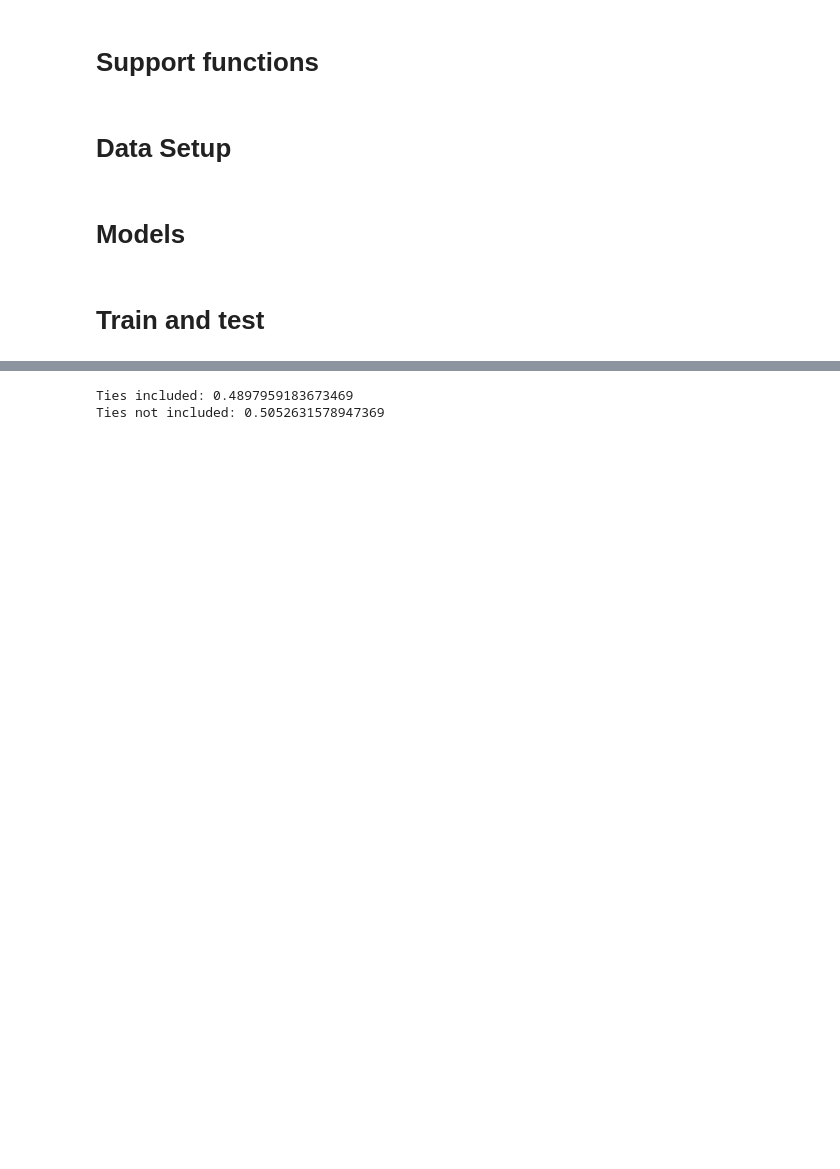
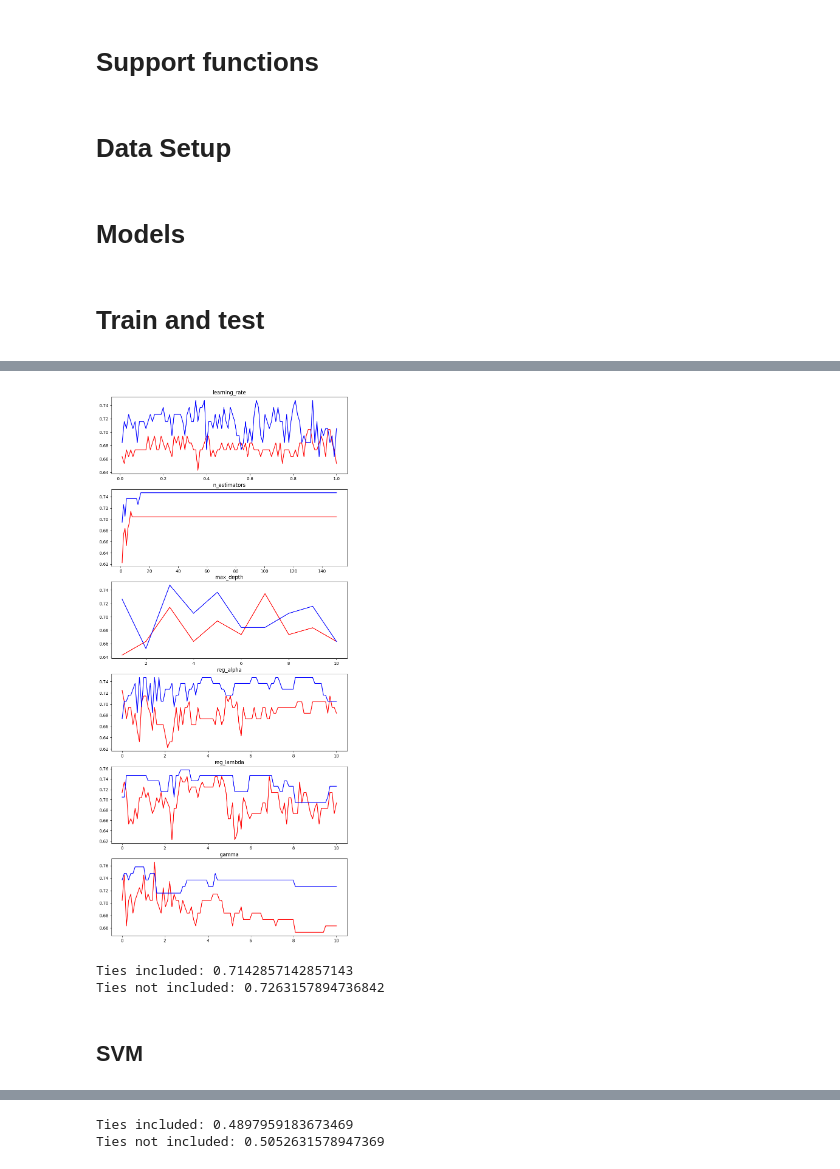
Before and after one commit to JasaZnidar/Predvidenje-zmagovalca-vaterpolo, a Jupyter notebook: Diplomska_naloga.ipynb, the cells around one changed output, grey strips where cells are left out. Cells and saved outputs as stored; diff of their text form; code cells hidden in the pictures; blank space fills up the shorter version.

```diff
--- a/Diplomska_naloga.ipynb
+++ b/Diplomska_naloga.ipynb
@@ -239,7 +285,7 @@ def getData(matches: dict[str, dict], stop: int = None, skipTie: bool = False):
     # Collect match data
     #=============================================================================
     match_data[match_id] = [
-        matches[match_id]['result']['away'] - matches[match_id]['result']['home'],
+        matches[match_id]['result']['home'] - matches[match_id]['result']['away'],
         matches[match_id]['name']['home'],
         matches[match_id]['name']['away'],
         [],
@@ -1423,0 +1020,27 @@ Test accuracy: 0.45918367346938777
+# %%
+# @title XGBoost - optimizations with no ties
+XGB_noTies_params = {
+  'learning_rate': 0.1,
+  'n_estimators': 100,
+  'max_depth': 3,
+  'reg_alpha': 1.0,
+  'reg_lambda': 1.0,
+  'gamma': 1.0
+}
+
+XGB_learning_rate_values = [x.item() for x in np.linspace(0, 1, 101, dtype=float)][1:]
+XGB_n_estimators_values = [x.item() for x in np.linspace(1, 150, 150, dtype=int)]
+XGB_max_depth_values = [x.item() for x in np.linspace(1, 10, 10, dtype=int)]
+XGB_reg_alpha_values = [x.item() for x in np.linspace(0, 10, 100, dtype=float)]
+XGB_reg_lambda_values = [x.item() for x in np.linspace(0, 10, 100, dtype=float)]
+XGB_gamma_values = [x.item() for x in np.linspace(0, 10, 100, dtype=float)]
+XGB_values_list = [('learning_rate', XGB_learning_rate_values), ('n_estimators', XGB_n_estimators_values), ('max_depth', XGB_max_depth_values), ('reg_alpha', XGB_reg_alpha_values), ('reg_lambda', XGB_reg_lambda_values), ('gamma', XGB_gamma_values)]
+
+XGB_noTies_results = {}
+XGB_noTies_analasys = {}
+
+for param, values in XGB_values_list:
+  XGB_noTies_results[param] = MultiTest(XGBClassifier, param, XGB_noTies_params, values, onlyNoTies=True)
+  XGB_noTies_analasys[param] = ResultsAnalizer(XGB_noTies_results[param]['noTies'])
+  XGB_noTies_params[param] = values[XGB_noTies_analasys[param][1][int(len(XGB_noTies_analasys[param][1])/2)]]
+  print(f"{XGB_noTies_analasys[param][0]}, {[ values[x] for x in XGB_noTies_analasys[param][1] ]}")
@@ -1423,0 +1054,40 @@ Test accuracy: 0.45918367346938777
+# %%
+# @title XG Boost - display optimizations
+warnings.filterwarnings("ignore", category=UserWarning, message="No artists with labels found to put in legend")
+
+fig, ax = plt.subplots(len(XGB_values_list), 1, figsize=(10, 4*len(XGB_values_list) - 1))
+
+for i in range(len(XGB_values_list)):
+  param, values = XGB_values_list[i]
+  ax[i].set_title(param)
+  ax[i].plot(values, XGB_results[param]['ties'], color='red')
+  ax[i].plot(values, XGB_noTies_results[param]['noTies'], color='blue')
+plt.show()
+# %% [output]
+[figure, added]
+# %%
+# @title XGBoost
+param = {
+    'n_estimators': 49,
+    'learning_rate': 0.42,
+    'max_depth': 10,
+    'reg_lambda': 1,
+    'gamma': 0.0
+}
+
+# with ties
+xgb = XGBClassifier(**param)
+xgb.fit(train_match_matrix, train_match_label)
+xgb_pred = xgb.predict(test_match_matrix)
+print("Ties included:", np.average(np.array(xgb_pred) == np.array(test_match_label)))
+
+# without ties
+xgb_noTie = XGBClassifier(**param)
+xgb_noTie.fit(train_noTieMatch_matrix, train_noTieMatch_label)
+xgb_noTie_pred = xgb_noTie.predict(test_noTieMatch_matrix)
+print("Ties not included:", np.average(np.array(xgb_noTie_pred) == np.array(test_noTieMatch_label)))
+# %% [output]
+Ties included: 0.7142857142857143
+Ties not included: 0.7263157894736842
+# %% [markdown]
+## SVM
```
Also changed, not shown: parts of 80 cells of this notebook.
